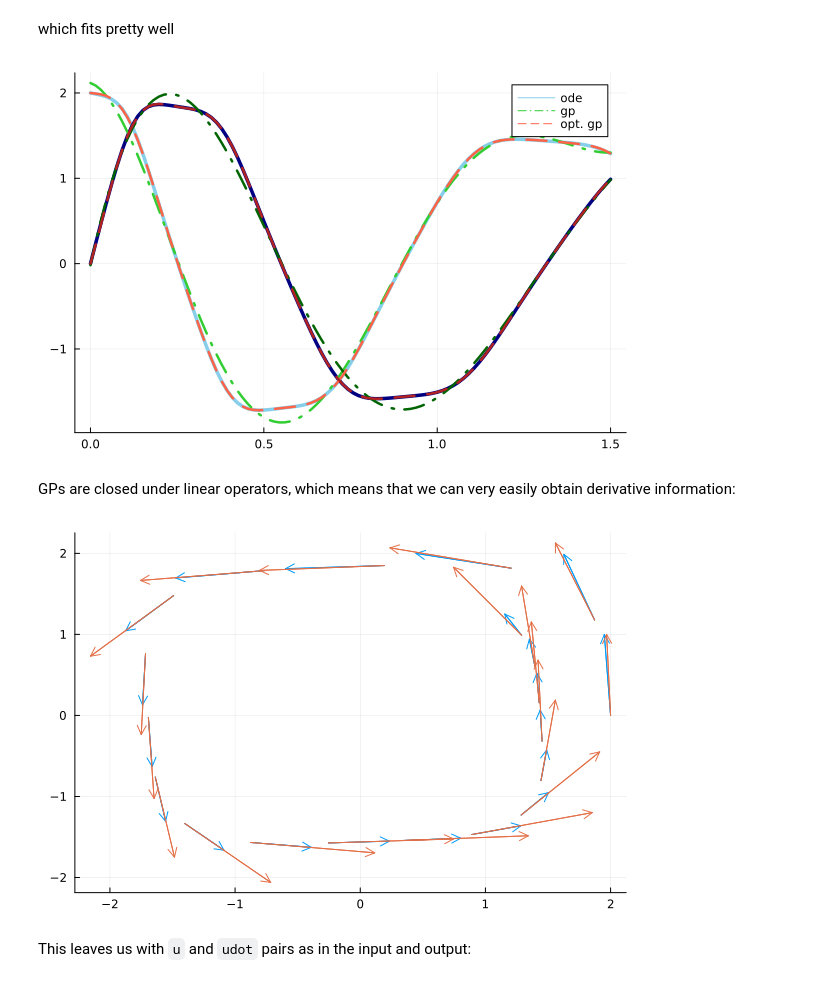
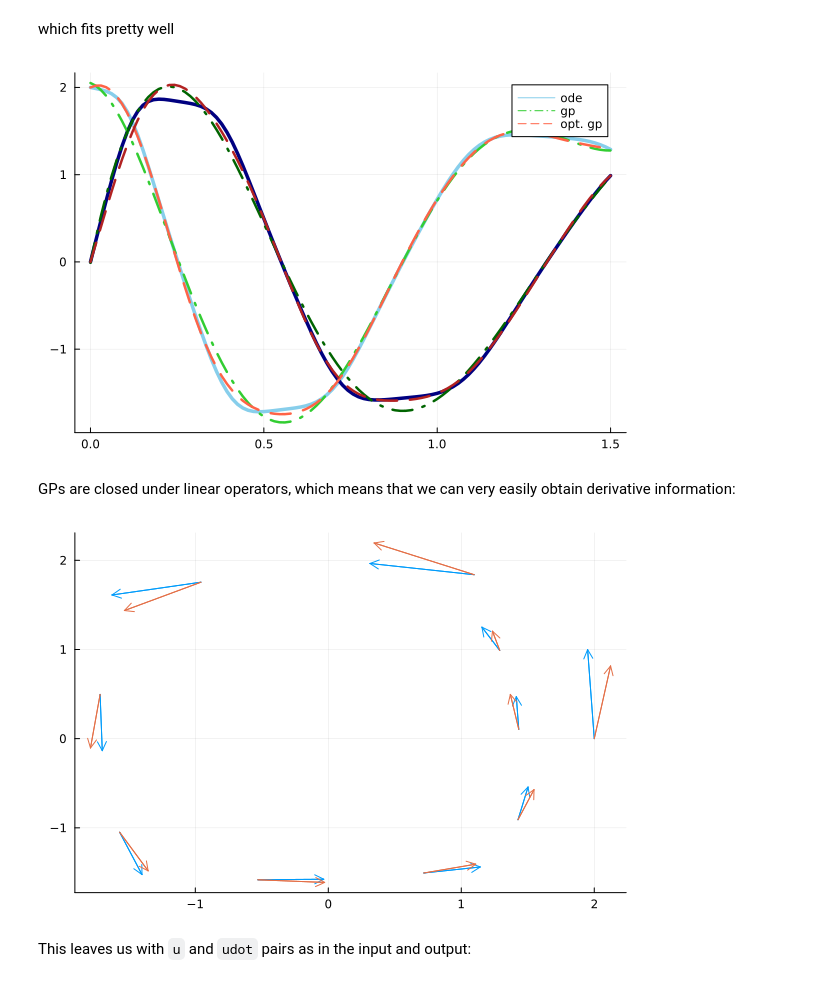
Before and after one commit to Crown421/GPDiffEq.jl, a Jupyter notebook: dev/examples/spiral.ipynb, the cells around one changed output. Saved outputs shown, nothing was run; the diff lists cells and outputs as text; code cells hidden in the pictures.

```diff
--- a/dev/examples/spiral.ipynb
+++ b/dev/examples/spiral.ipynb
@@ -22,7 +22,7 @@ using Optimization, OptimizationOptimJL
 First we define an ODE and generate some data points from it.
 # %%
 u0 = [2.0; 0.0]
-datasize = 20
+datasize = 10
 tspan = (0.0, 3.0)
 datatspan = (0.0, 1.5)
 datatsteps = range(datatspan[1], datatspan[2]; length=datasize)
@@ -125,21 +125,26 @@ plot!(
     linestyle=:dash,
 )
 # %% [output]
-[figure, old version]
+[figure, new version]
 # %% [markdown]
 GPs are closed under linear operators, which means that we can very easily obtain derivative information:
 # %%
 deriv_post = differentiate(optpost)
 du_pred_mean = mean(deriv_post, x)
 du_pred_mean = reshape(du_pred_mean, :, 2)
-du_pred_mean = du_pred_mean ./ norm.(eachrow(du_pred_mean))
 
 du = trueODEfunc.(eachcol(ode_data), 0, 0)
-du = du ./ maximum(norm.(du))
-quiver(ode_data[1, :], ode_data[2, :]; quiver=(getindex.(du, 1), getindex.(du, 2)))
-quiver!(ode_data[1, :], ode_data[2, :]; quiver=(du_pred_mean[:, 1], du_pred_mean[:, 2]))
+sf = maximum(norm.(du))
+quiver(
+    ode_data[1, :], ode_data[2, :]; quiver=(getindex.(du, 1) / sf, getindex.(du, 2) / sf)
+)
+quiver!(
+    ode_data[1, :],
+    ode_data[2, :];
+    quiver=(du_pred_mean[:, 1] / sf, du_pred_mean[:, 2] / sf),
+)
 # %% [output]
-[figure, old version]
+[figure, new version]
 # %% [markdown]
 This leaves us with `u` and `udot` pairs as in the input and output:
 # %%
```
Also changed, not shown: parts of 6 cells of this notebook, 17 other files.
